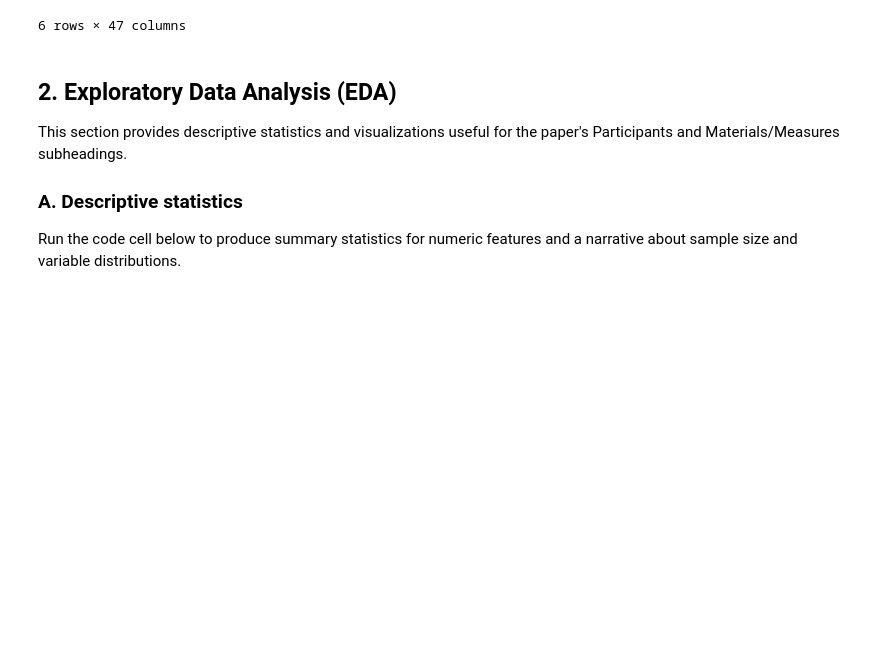
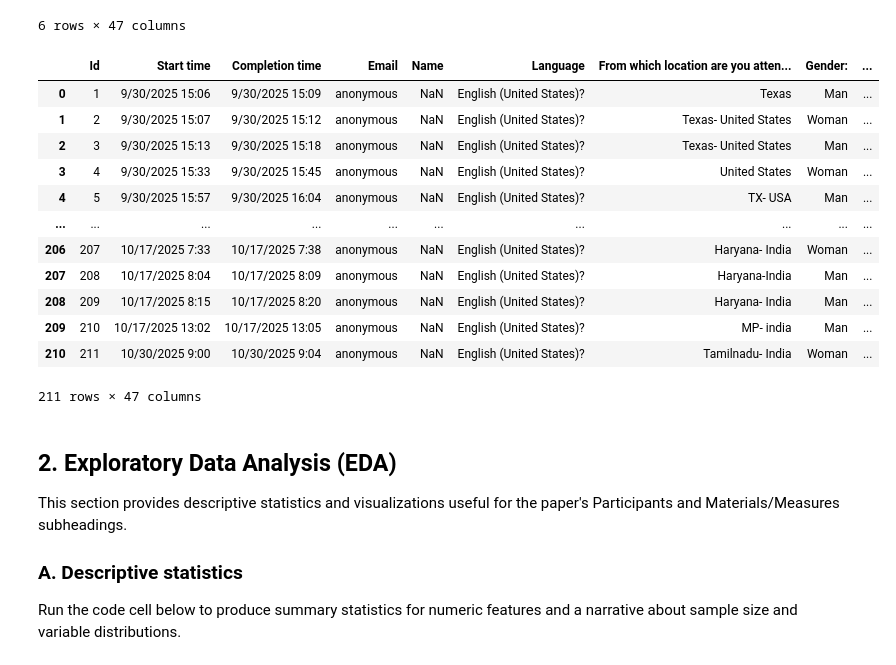
Before and after one commit to arjunron97/Emotional-D-Matrix, a Jupyter notebook: survey_data/data_cleaning.ipynb, the cells around one changed output. Saved outputs shown, nothing was run; the diff lists cells and outputs as text; code cells hidden in the pictures; blank space fills up the shorter version.

```diff
--- a/survey_data/data_cleaning.ipynb
+++ b/survey_data/data_cleaning.ipynb
@@ -109,6 +109,24 @@ First 6 rows:
 | 4 | 5 | 9/30/2025 15:57 | 9/30/2025 16:04 | anonymous | NaN | English (United States)? | TX, USA | Man | ... |
 | 5 | 6 | 9/30/2025 20:00 | 9/30/2025 20:04 | anonymous | NaN | English (United States)? | California, USA | Man | ... |
 6 rows × 47 columns
+# %%
+# create a cleaned 'Location' column (remove commas and trim whitespace)
+df['From which location are you attending the survey? (State, Country)'] = df['From which location are you attending the survey? (State, Country)'].astype(str).str.replace(',', '-', regex=False).str.strip()
+df
+# %% [output]
+|  | Id | Start time | Completion time | Email | Name | Language | From which location are you atten... | Gender: | ... |
+| 0 | 1 | 9/30/2025 15:06 | 9/30/2025 15:09 | anonymous | NaN | English (United States)? | Texas | Man | ... |
+| 1 | 2 | 9/30/2025 15:07 | 9/30/2025 15:12 | anonymous | NaN | English (United States)? | Texas- United States | Woman | ... |
+| 2 | 3 | 9/30/2025 15:13 | 9/30/2025 15:18 | anonymous | NaN | English (United States)? | Texas- United States | Man | ... |
+| 3 | 4 | 9/30/2025 15:33 | 9/30/2025 15:45 | anonymous | NaN | English (United States)? | United States | Woman | ... |
+| 4 | 5 | 9/30/2025 15:57 | 9/30/2025 16:04 | anonymous | NaN | English (United States)? | TX- USA | Man | ... |
+| ... | ... | ... | ... | ... | ... | ... | ... | ... | ... |
+| 206 | 207 | 10/17/2025 7:33 | 10/17/2025 7:38 | anonymous | NaN | English (United States)? | Haryana- India | Woman | ... |
+| 207 | 208 | 10/17/2025 8:04 | 10/17/2025 8:09 | anonymous | NaN | English (United States)? | Haryana-India | Man | ... |
+| 208 | 209 | 10/17/2025 8:15 | 10/17/2025 8:20 | anonymous | NaN | English (United States)? | Haryana- India | Man | ... |
+| 209 | 210 | 10/17/2025 13:02 | 10/17/2025 13:05 | anonymous | NaN | English (United States)? | MP- india | Man | ... |
+| 210 | 211 | 10/30/2025 9:00 | 10/30/2025 9:04 | anonymous | NaN | English (United States)? | Tamilnadu- India | Woman | ... |
+211 rows × 47 columns
 # %% [markdown]
 
 ## 2. Exploratory Data Analysis (EDA)
```
Also changed, not shown: parts of 5 cells of this notebook.
